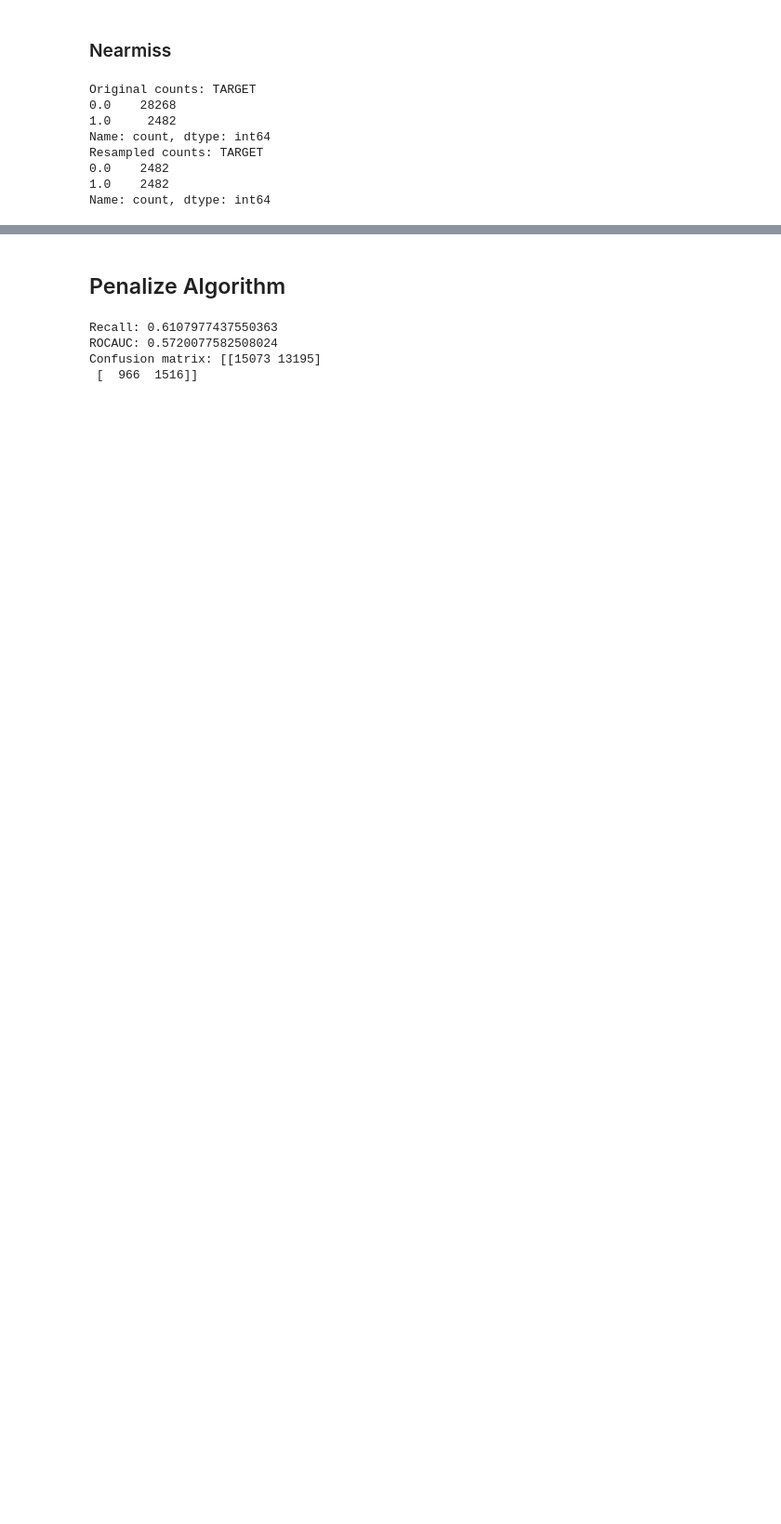
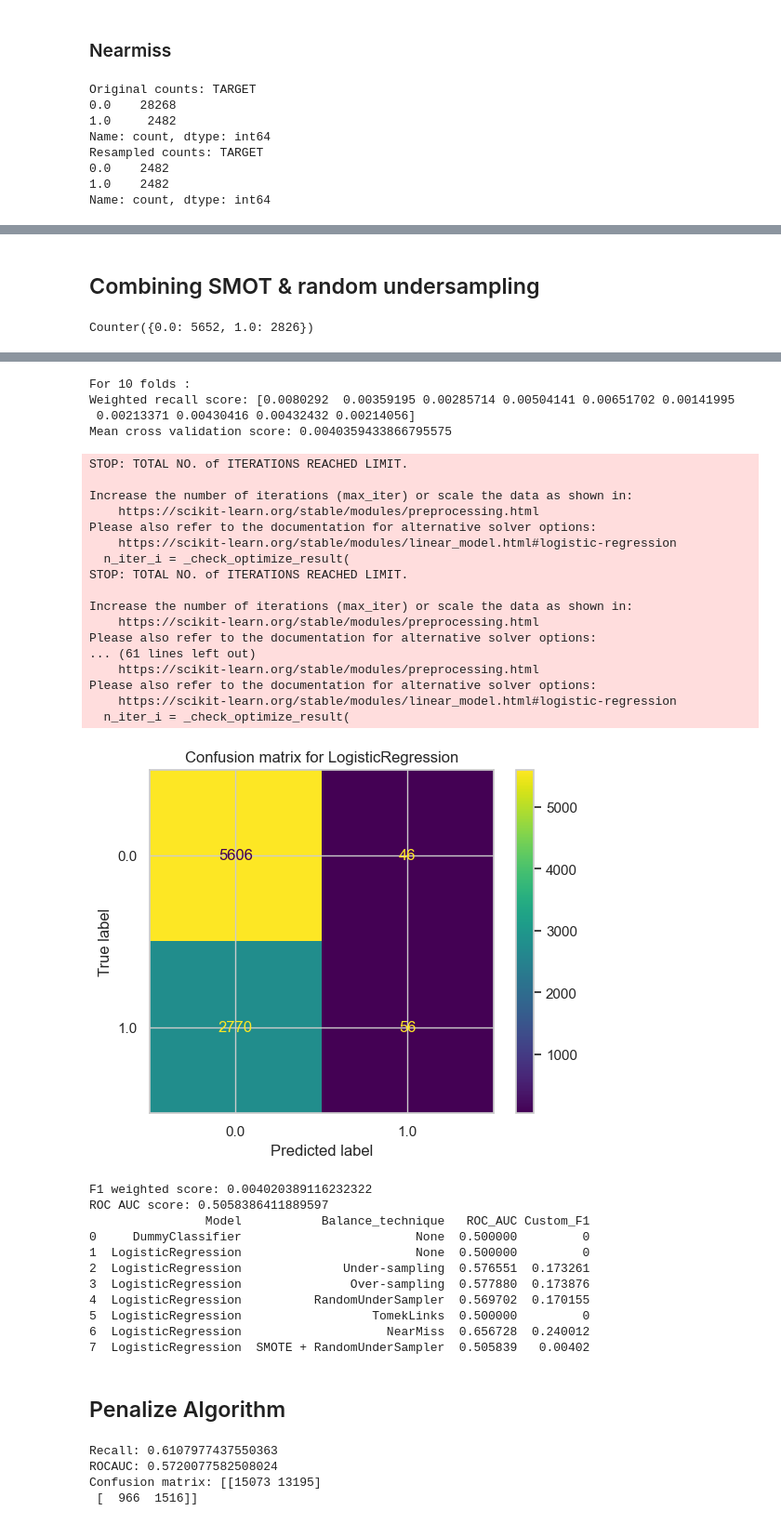
Before and after one commit to Laeti-dev/P4_Credit-Scoring-Model, a Jupyter notebook: ikusawa_laetitia_1_notebook_0824.ipynb, the cells around one changed output, grey strips where cells are left out. Shown at 93% size. Cells and saved outputs as stored; diff of their text form; code cells hidden in the pictures; blank space fills up the shorter version.

```diff
--- a/ikusawa_laetitia_1_notebook_0824.ipynb
+++ b/ikusawa_laetitia_1_notebook_0824.ipynb
@@ -1317,7 +1379,7 @@ Resampled counts: TARGET
 1.0    2482
 Name: count, dtype: int64
 # %%
-train_model(x_nm, y_nm, LogisticRegression(), 'accuracy')
+results = train_model(x_nm, y_nm, LogisticRegression(), results, balance_technique='NearMiss')
 # %% [output]
 STOP: TOTAL NO. of ITERATIONS REACHED LIMIT.
 
@@ -1363,0 +1433,19 @@ Recall weighted score: 0.14643257377661562
+# %% [markdown]
+## Combining SMOT & random undersampling
+# %%
+from collections import Counter
+from imblearn.pipeline import Pipeline
+
+over = SMOTE(sampling_strategy=0.1)
+under = RandomUnderSampler(sampling_strategy=0.5)
+
+steps = [('o', over), ('u', under)]
+pipline = Pipeline(steps=steps)
+
+X_p, y_p = pipline.fit_resample(X_train, y_train)
+print(Counter(y_p))
+# %% [output]
+Counter({0.0: 5652, 1.0: 2826})
+# %%
+results = train_model(X_p, y_p, LogisticRegression(), results, balance_technique='SMOTE + RandomUnderSampler')
+# %% [output]
@@ -1364,3 +1469,36 @@ Recall weighted score: 0.14643257377661562
+For 10 folds :
+Weighted recall score: [0.0080292  0.00359195 0.00285714 0.00504141 0.00651702 0.00141995
+ 0.00213371 0.00430416 0.00432432 0.00214056]
+Mean cross validation score: 0.0040359433866795575
+STOP: TOTAL NO. of ITERATIONS REACHED LIMIT.
+
+Increase the number of iterations (max_iter) or scale the data as shown in:
+    https://scikit-learn.org/stable/modules/preprocessing.html
+Please also refer to the documentation for alternative solver options:
+    https://scikit-learn.org/stable/modules/linear_model.html#logistic-regression
+  n_iter_i = _check_optimize_result(
+STOP: TOTAL NO. of ITERATIONS REACHED LIMIT.
+
+Increase the number of iterations (max_iter) or scale the data as shown in:
+    https://scikit-learn.org/stable/modules/preprocessing.html
+Please also refer to the documentation for alternative solver options:
+... (61 lines left out)
+    https://scikit-learn.org/stable/modules/preprocessing.html
+Please also refer to the documentation for alternative solver options:
+    https://scikit-learn.org/stable/modules/linear_model.html#logistic-regression
+  n_iter_i = _check_optimize_result(
+[figure, added]
+F1 weighted score: 0.004020389116232322
+ROC AUC score: 0.5058386411889597
+                Model           Balance_technique   ROC_AUC Custom_F1
+0     DummyClassifier                        None  0.500000         0
+1  LogisticRegression                        None  0.500000         0
+2  LogisticRegression              Under-sampling  0.576551  0.173261
+3  LogisticRegression               Over-sampling  0.577880  0.173876
+4  LogisticRegression          RandomUnderSampler  0.569702  0.170155
+5  LogisticRegression                  TomekLinks  0.500000         0
+6  LogisticRegression                    NearMiss  0.656728  0.240012
+7  LogisticRegression  SMOTE + RandomUnderSampler  0.505839   0.00402
 # %% [markdown]
 ## Penalize Algorithm
 # %%
```
Also changed, not shown: parts of 13 cells of this notebook.
